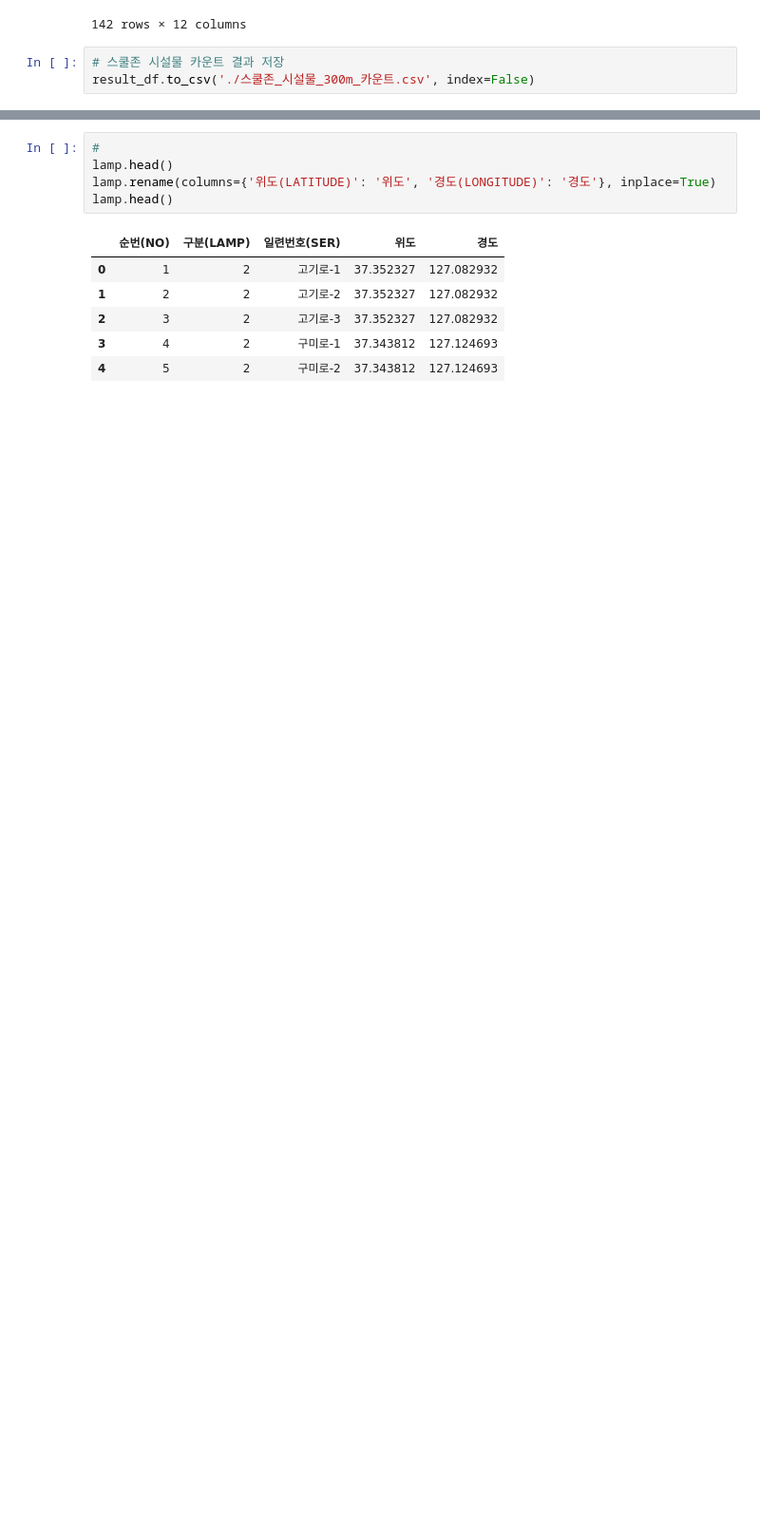
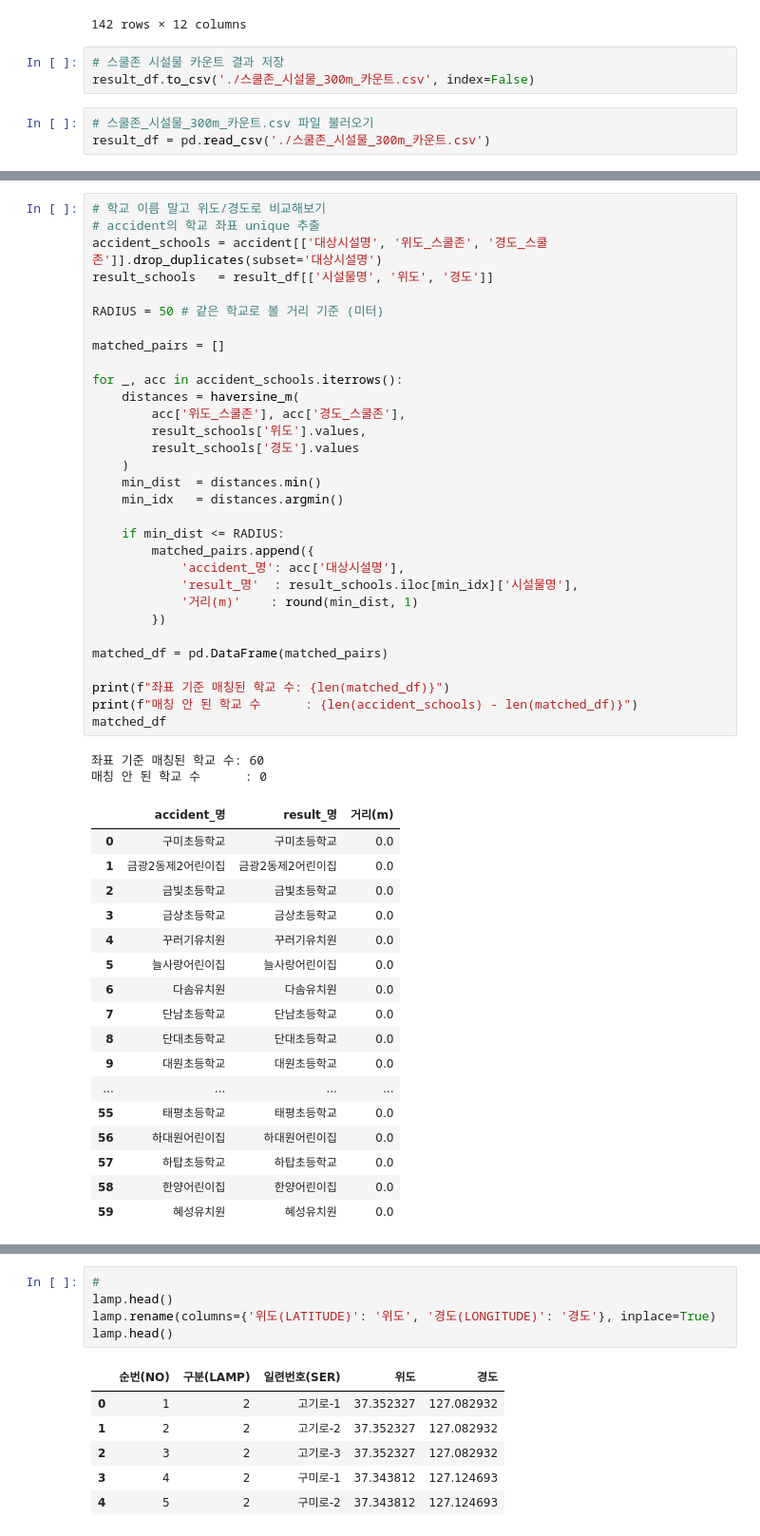
Before and after one commit to jimena1lee/1stProject_MSAI09, a Jupyter notebook: Preprocessing/preprocessing.ipynb, the cells around one changed output, grey strips where cells are left out. Shown at 95% size. Drawn from its saved outputs; the diff is of its cells as text; blank space fills up the shorter version.

```diff
--- a/Preprocessing/preprocessing.ipynb
+++ b/Preprocessing/preprocessing.ipynb
@@ -140,5 +141,8 @@ result_df
 # %%
 # 스쿨존 시설물 카운트 결과 저장
 result_df.to_csv('./스쿨존_시설물_300m_카운트.csv', index=False)
+# %%
+# 스쿨존_시설물_300m_카운트.csv 파일 불러오기
+result_df = pd.read_csv('./스쿨존_시설물_300m_카운트.csv')
 # %% [markdown]
 #### 2) 사고 데이터 통합
@@ -189,0 +181,51 @@ result_df에만 있는 수: 82
+# %%
+# 학교 이름 말고 위도/경도로 비교해보기
+# accident의 학교 좌표 unique 추출
+accident_schools = accident[['대상시설명', '위도_스쿨존', '경도_스쿨존']].drop_duplicates(subset='대상시설명')
+result_schools   = result_df[['시설물명', '위도', '경도']]
+
+RADIUS = 50 # 같은 학교로 볼 거리 기준 (미터)
+
+matched_pairs = []
+
+for _, acc in accident_schools.iterrows():
+    distances = haversine_m(
+        acc['위도_스쿨존'], acc['경도_스쿨존'],
+        result_schools['위도'].values,
+        result_schools['경도'].values
+    )
+    min_dist  = distances.min()
+    min_idx   = distances.argmin()
+
+    if min_dist <= RADIUS:
+        matched_pairs.append({
+            'accident_명': acc['대상시설명'],
+            'result_명'  : result_schools.iloc[min_idx]['시설물명'],
+            '거리(m)'    : round(min_dist, 1)
+        })
+
+matched_df = pd.DataFrame(matched_pairs)
+
+print(f"좌표 기준 매칭된 학교 수: {len(matched_df)}")
+print(f"매칭 안 된 학교 수      : {len(accident_schools) - len(matched_df)}")
+matched_df
+# %% [output]
+좌표 기준 매칭된 학교 수: 60
+매칭 안 된 학교 수      : 0
+|  | accident_명 | result_명 | 거리(m) |
+| 0 | 구미초등학교 | 구미초등학교 | 0.0 |
+| 1 | 금광2동제2어린이집 | 금광2동제2어린이집 | 0.0 |
+| 2 | 금빛초등학교 | 금빛초등학교 | 0.0 |
+| 3 | 금상초등학교 | 금상초등학교 | 0.0 |
+| 4 | 꾸러기유치원 | 꾸러기유치원 | 0.0 |
+| 5 | 늘사랑어린이집 | 늘사랑어린이집 | 0.0 |
+| 6 | 다솜유치원 | 다솜유치원 | 0.0 |
+| 7 | 단남초등학교 | 단남초등학교 | 0.0 |
+| 8 | 단대초등학교 | 단대초등학교 | 0.0 |
+| 9 | 대원초등학교 | 대원초등학교 | 0.0 |
+| ... | ... | ... | ... |
+| 55 | 태평초등학교 | 태평초등학교 | 0.0 |
+| 56 | 하대원어린이집 | 하대원어린이집 | 0.0 |
+| 57 | 하탑초등학교 | 하탑초등학교 | 0.0 |
+| 58 | 한양어린이집 | 한양어린이집 | 0.0 |
+| 59 | 혜성유치원 | 혜성유치원 | 0.0 |
```
Also changed, not shown: parts of 13 cells of this notebook.
